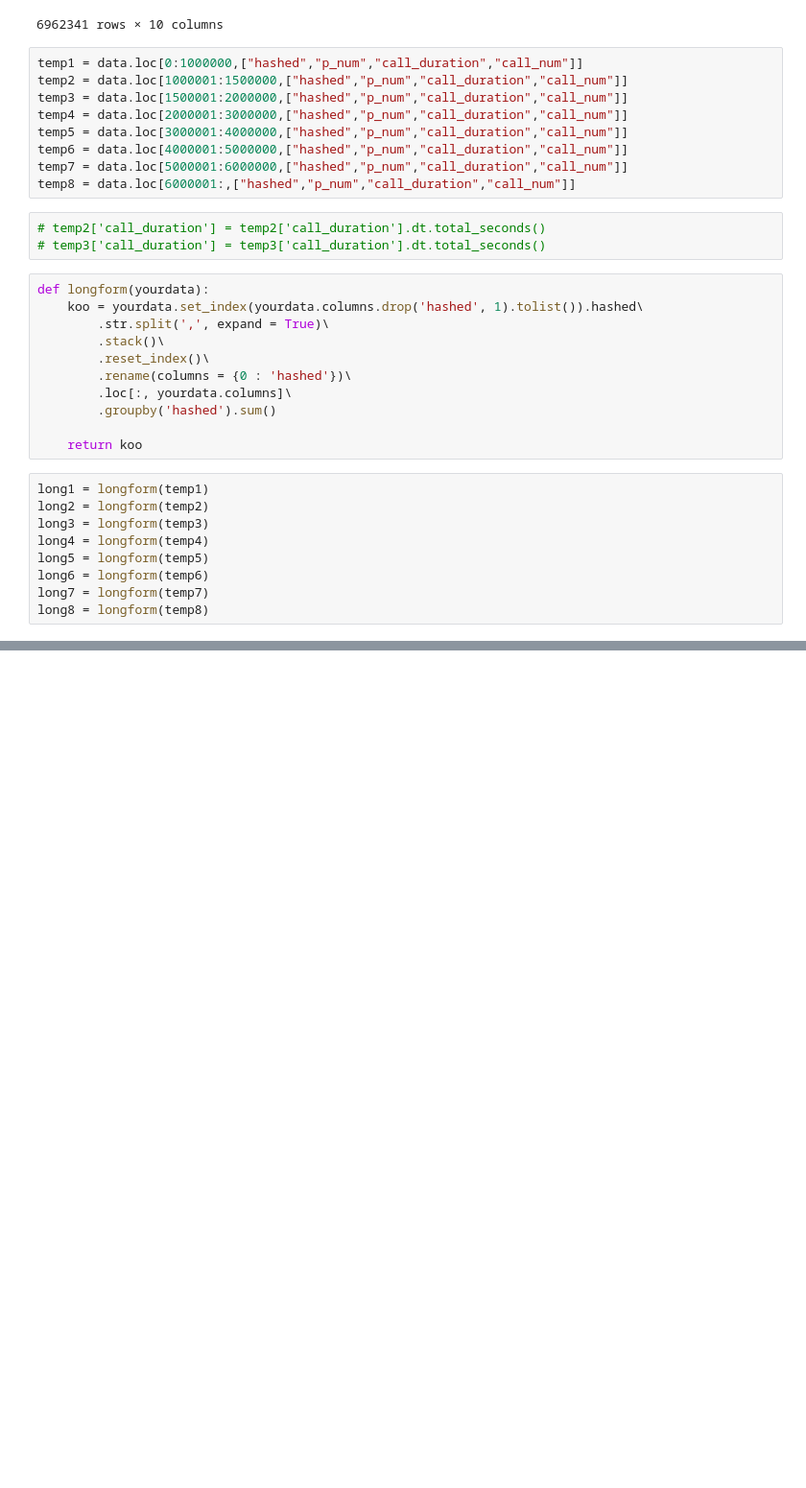
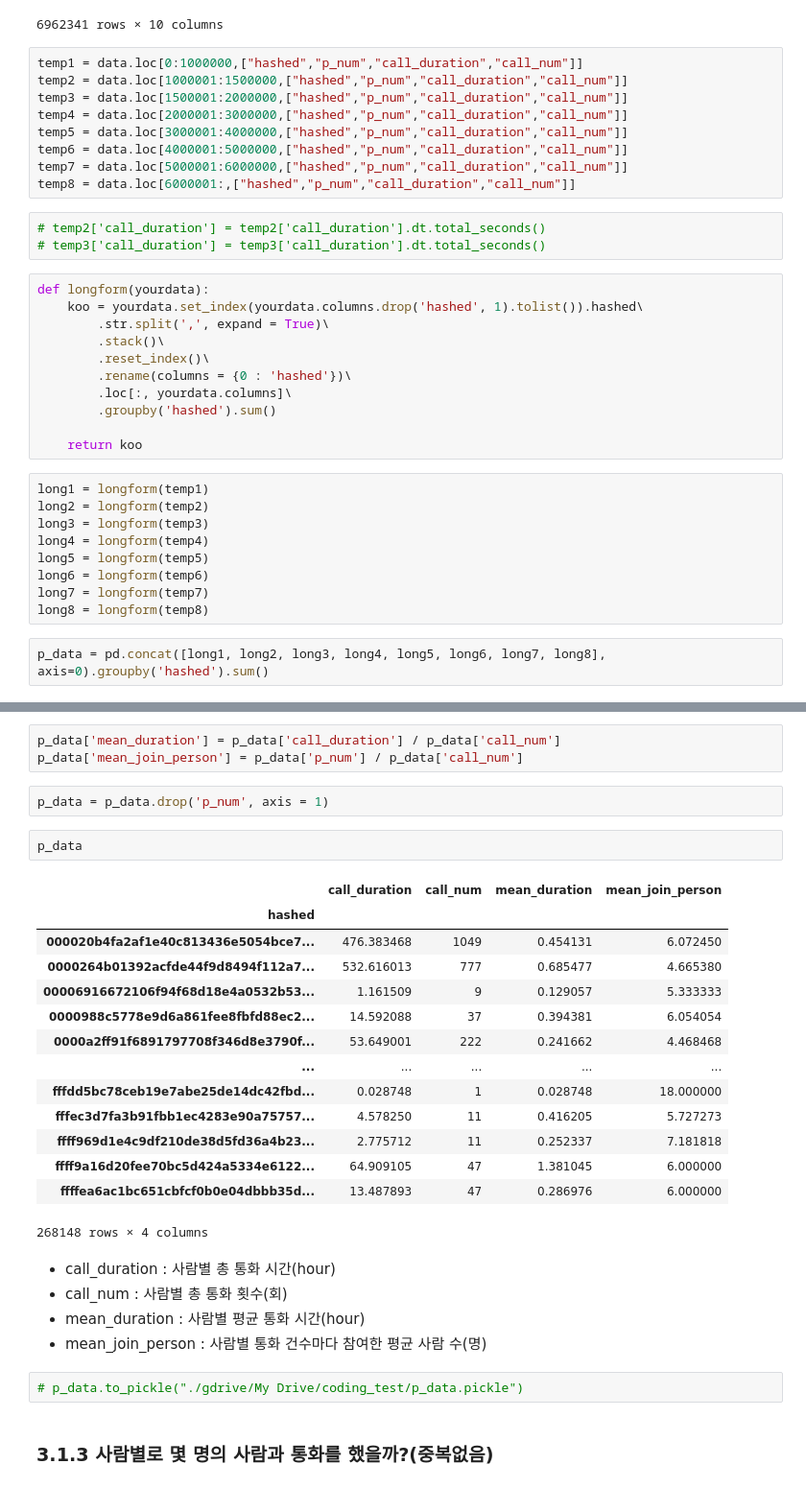
Before and after one commit to koojaekwan/jaekwan-s-python, a Jupyter notebook: jaekwankoo.ipynb, the cells around one changed output, grey strips where cells are left out. Shown at 96% size. Drawn from its saved outputs; the diff is of its cells as text; blank space fills up the shorter version.

```diff
--- a/jaekwankoo.ipynb
+++ b/jaekwankoo.ipynb
@@ -485,3 +327,5 @@ long5 = longform(temp5)
 long6 = longform(temp6)
 long7 = longform(temp7)
 long8 = longform(temp8)
+# %%
+p_data = pd.concat([long1, long2, long3, long4, long5, long6, long7, long8], axis=0).groupby('hashed').sum()
@@ -487,0 +363,31 @@ long8 = longform(temp8)
+# %%
+p_data['mean_duration'] = p_data['call_duration'] / p_data['call_num']
+p_data['mean_join_person'] = p_data['p_num'] / p_data['call_num']
+# %%
+p_data = p_data.drop('p_num', axis = 1)
+# %%
+p_data
+# %% [output]
+|  | call_duration | call_num | mean_duration | mean_join_person |
+| hashed |  |  |  |  |
+| 000020b4fa2af1e40c813436e5054bce7... | 476.383468 | 1049 | 0.454131 | 6.072450 |
+| 0000264b01392acfde44f9d8494f112a7... | 532.616013 | 777 | 0.685477 | 4.665380 |
+| 00006916672106f94f68d18e4a0532b53... | 1.161509 | 9 | 0.129057 | 5.333333 |
+| 0000988c5778e9d6a861fee8fbfd88ec2... | 14.592088 | 37 | 0.394381 | 6.054054 |
+| 0000a2ff91f6891797708f346d8e3790f... | 53.649001 | 222 | 0.241662 | 4.468468 |
+| ... | ... | ... | ... | ... |
+| fffdd5bc78ceb19e7abe25de14dc42fbd... | 0.028748 | 1 | 0.028748 | 18.000000 |
+| fffec3d7fa3b91fbb1ec4283e90a75757... | 4.578250 | 11 | 0.416205 | 5.727273 |
+| ffff969d1e4c9df210de38d5fd36a4b23... | 2.775712 | 11 | 0.252337 | 7.181818 |
+| ffff9a16d20fee70bc5d424a5334e6122... | 64.909105 | 47 | 1.381045 | 6.000000 |
+| ffffea6ac1bc651cbfcf0b0e04dbbb35d... | 13.487893 | 47 | 0.286976 | 6.000000 |
+268148 rows × 4 columns
+# %% [markdown]
+* call_duration : 사람별 총 통화 시간(hour)
+* call_num : 사람별 총 통화 횟수(회)
+* mean_duration : 사람별 평균 통화 시간(hour)
+* mean_join_person : 사람별 통화 건수마다 참여한 평균 사람 수(명)
+# %%
+# p_data.to_pickle("./gdrive/My Drive/coding_test/p_data.pickle")
+# %% [markdown]
+### 3.1.3 사람별로 몇 명의 사람과 통화를 했을까?(중복없음)
```
Also changed, not shown: parts of 89 cells of this notebook.
